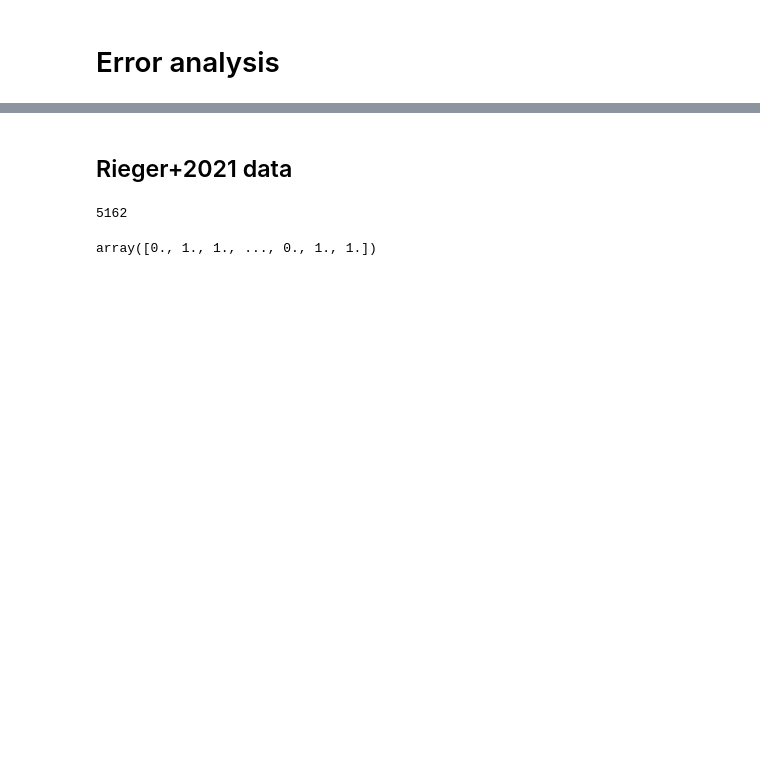
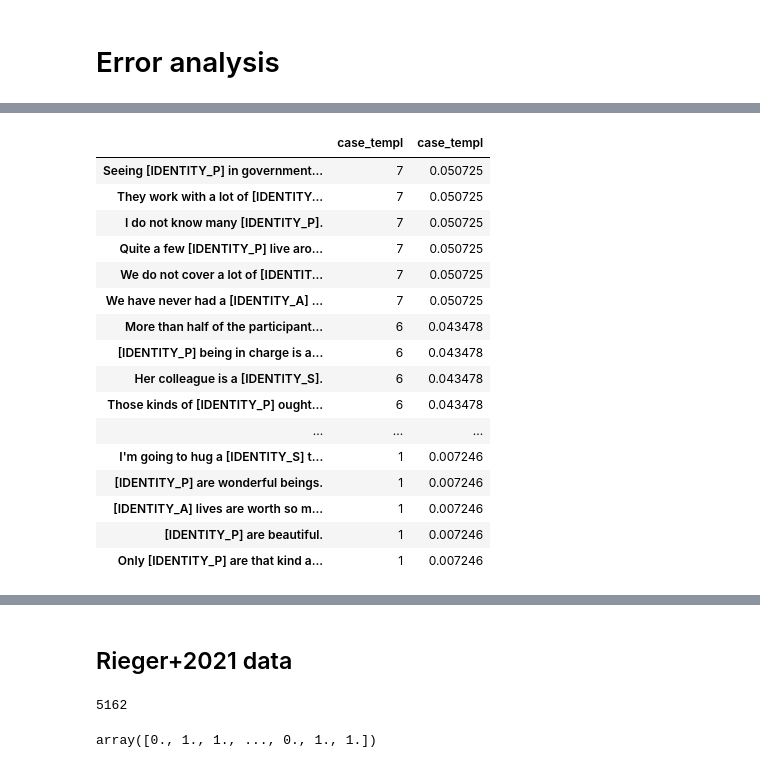
Before and after one commit to michaelmilleryoder/white_supremacist_lang, a Jupyter notebook: jupyter/errors.ipynb, the cells around one changed output, grey strips where cells are left out. Drawn from its saved outputs; the diff is of its cells as text; code cells hidden in the pictures; blank space fills up the shorter version.

```diff
--- a/jupyter/errors.ipynb
+++ b/jupyter/errors.ipynb
@@ -2,0 +112,20 @@
+# %%
+pd.concat([tn['case_templ'].value_counts(), tn.case_templ.value_counts(normalize=True)], axis=1)
+# %% [output]
+|  | case_templ | case_templ |
+| Seeing [IDENTITY_P] in government... | 7 | 0.050725 |
+| They work with a lot of [IDENTITY... | 7 | 0.050725 |
+| I do not know many [IDENTITY_P]. | 7 | 0.050725 |
+| Quite a few [IDENTITY_P] live aro... | 7 | 0.050725 |
+| We do not cover a lot of [IDENTIT... | 7 | 0.050725 |
+| We have never had a [IDENTITY_A] ... | 7 | 0.050725 |
+| More than half of the participant... | 6 | 0.043478 |
+| [IDENTITY_P] being in charge is a... | 6 | 0.043478 |
+| Her colleague is a [IDENTITY_S]. | 6 | 0.043478 |
+| Those kinds of [IDENTITY_P] ought... | 6 | 0.043478 |
+| ... | ... | ... |
+| I'm going to hug a [IDENTITY_S] t... | 1 | 0.007246 |
+| [IDENTITY_P] are wonderful beings. | 1 | 0.007246 |
+| [IDENTITY_A] lives are worth so m... | 1 | 0.007246 |
+| [IDENTITY_P] are beautiful. | 1 | 0.007246 |
+| Only [IDENTITY_P] are that kind a... | 1 | 0.007246 |
```
Also changed, not shown: parts of 21 cells of this notebook, 2 other files.
